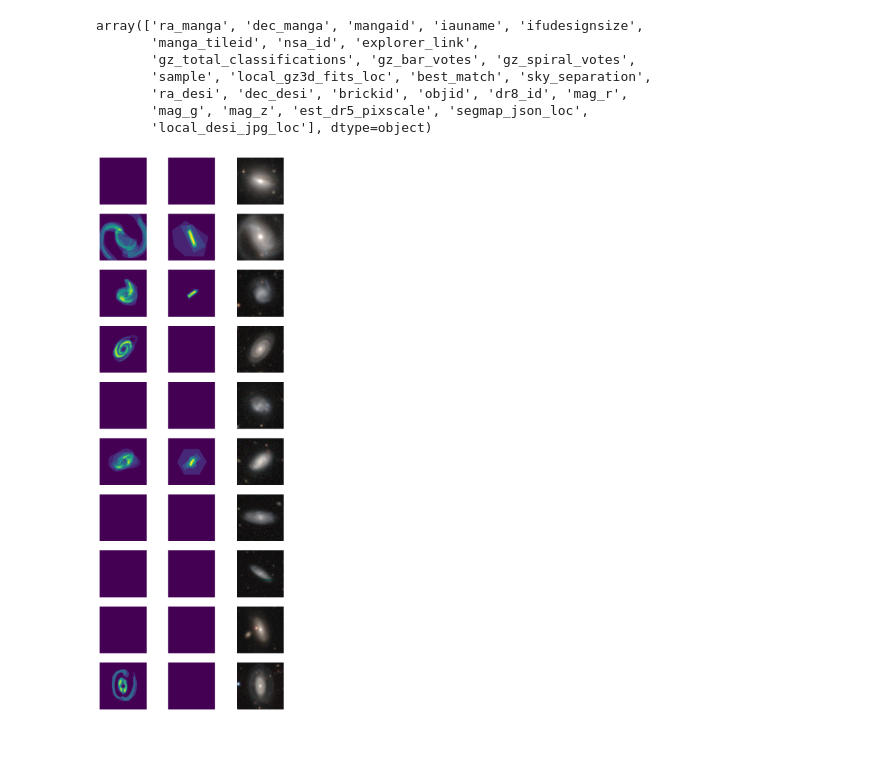
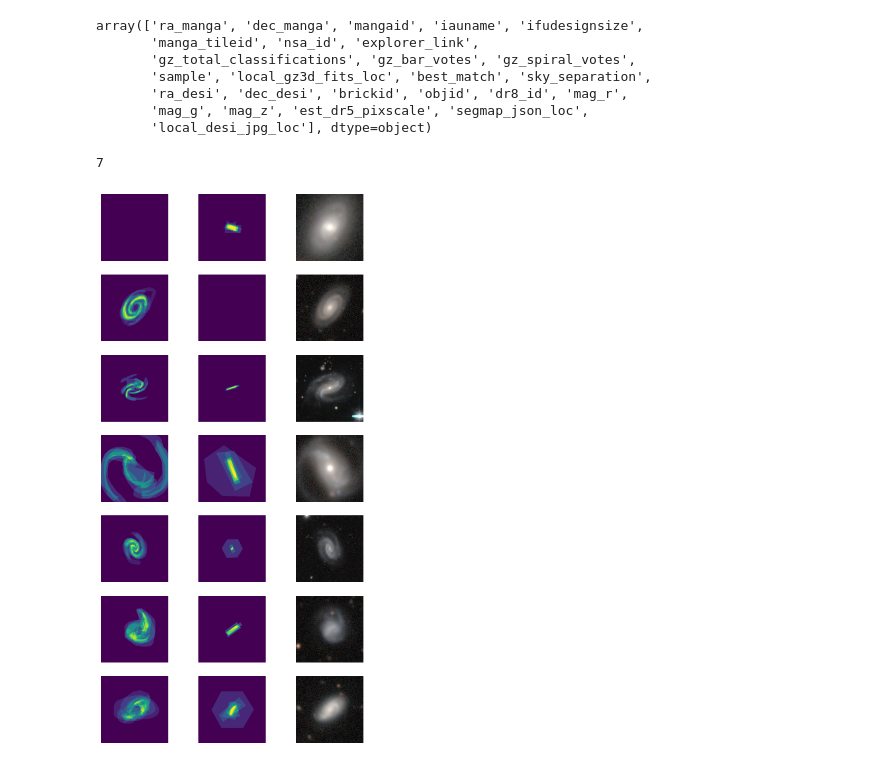
Before and after one commit to mwalmsley/zoobot-3d, a Jupyter notebook: check_dataset.ipynb, the cells around one changed output. Drawn from its saved outputs; the diff is of its cells as text; code cells hidden in the pictures.

```diff
--- a/check_dataset.ipynb
+++ b/check_dataset.ipynb
@@ -26,12 +29,23 @@ array(['ra_manga', 'dec_manga', 'mangaid', 'iauname', 'ifudesignsize',
        'local_desi_jpg_loc'], dtype=object)
 # %%
 gz_desi = pd.read_parquet('/Users/user/Downloads/gz_desi_deep_learning_catalog_friendly.parquet',
-                          columns=['dr8_id', 'smooth-or-featured_featured-or-disk_fraction'])
+                          columns=[
+                              'dr8_id',
+                              'smooth-or-featured_featured-or-disk_fraction',
+                              'has-spiral-arms_yes_fraction',
+                              'spiral-arm-count_2_fraction'
+                            ])
 # %%
 gz_desi = gz_desi[gz_desi['smooth-or-featured_featured-or-disk_fraction'] > 0.5]
+gz_desi = gz_desi[gz_desi['has-spiral-arms_yes_fraction'] > 0.5]
+gz_desi = gz_desi[gz_desi['spiral-arm-count_2_fraction'] > 0.3]
 # %%
 
 df = pd.merge(df, gz_desi, on='dr8_id', validate='one_to_one', how='inner')
+# %%
+len(df)
+# %% [output]
+7
 # %%
 transform = A.Compose(
     [
@@ -41,26 +55,26 @@ transform = A.Compose(
 )
 # transform = None
 # %%
-n_examples = 10
+n_examples = 7
 
 dataset = pytorch_dataset.SegmentationGalaxyDataset(df.sample(n_examples), transform=transform)
 
 fig, rows = plt.subplots(ncols=3, nrows=n_examples, figsize=(7, 2*n_examples))
 
 
 for galaxy_n in range(n_examples):
 
     (ax0, ax1, ax2) = rows[galaxy_n]
 
     image, segmap_dict = dataset[galaxy_n]
 
     ax0.imshow(segmap_dict['spiral_mask'])
     ax1.imshow(segmap_dict['bar_mask'])
     ax2.imshow(image)  # default target keyed as image
     ax0.axis('off')
     ax1.axis('off')
     ax2.axis('off')
 
 plt.show()
 # %% [output]
-[figure, old version]
+[figure, new version]
```
Also changed, not shown: parts of 1 cell of this notebook, 5 other files.
